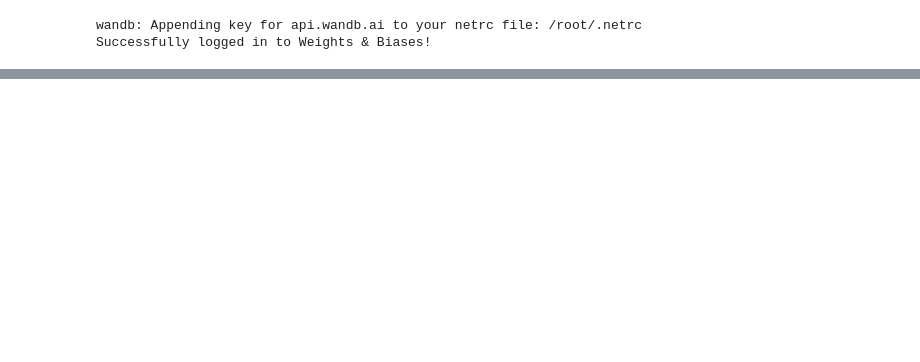
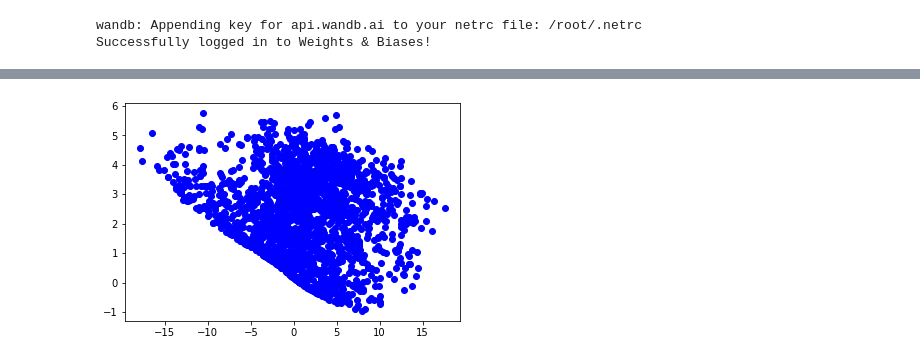
Before and after one commit to iisuslik43/dul, a Jupyter notebook: hw3.ipynb, the cells around one changed output, grey strips where cells are left out. Drawn from its saved outputs; the diff is of its cells as text; code cells hidden in the pictures; blank space fills up the shorter version.

```diff
--- a/hw3.ipynb
+++ b/hw3.ipynb
@@ -182,0 +264,9 @@ train(model3.to(device), VAELoss(), data3, use_wandb=True)
+# %%
+def sample(model):
+    with torch.no_grad():
+        for i in range(20):
+          z = model.normal.sample((100, 2)).reshape(100, 2).to(device)
+          mu_x, gamma_x = model.decode(z)
+          x1 = model.sample(mu_x, gamma_x).cpu().numpy()
+          plt.plot(x1[:,0], x1[:, 1], 'bo')
+        plt.show()
@@ -182,0 +278,5 @@ train(model3.to(device), VAELoss(), data3, use_wandb=True)
+# %%
+model_11.eval()
+sample(model_11)
+# %% [output]
+[figure, added]
```
Also changed, not shown: parts of 26 cells of this notebook.
